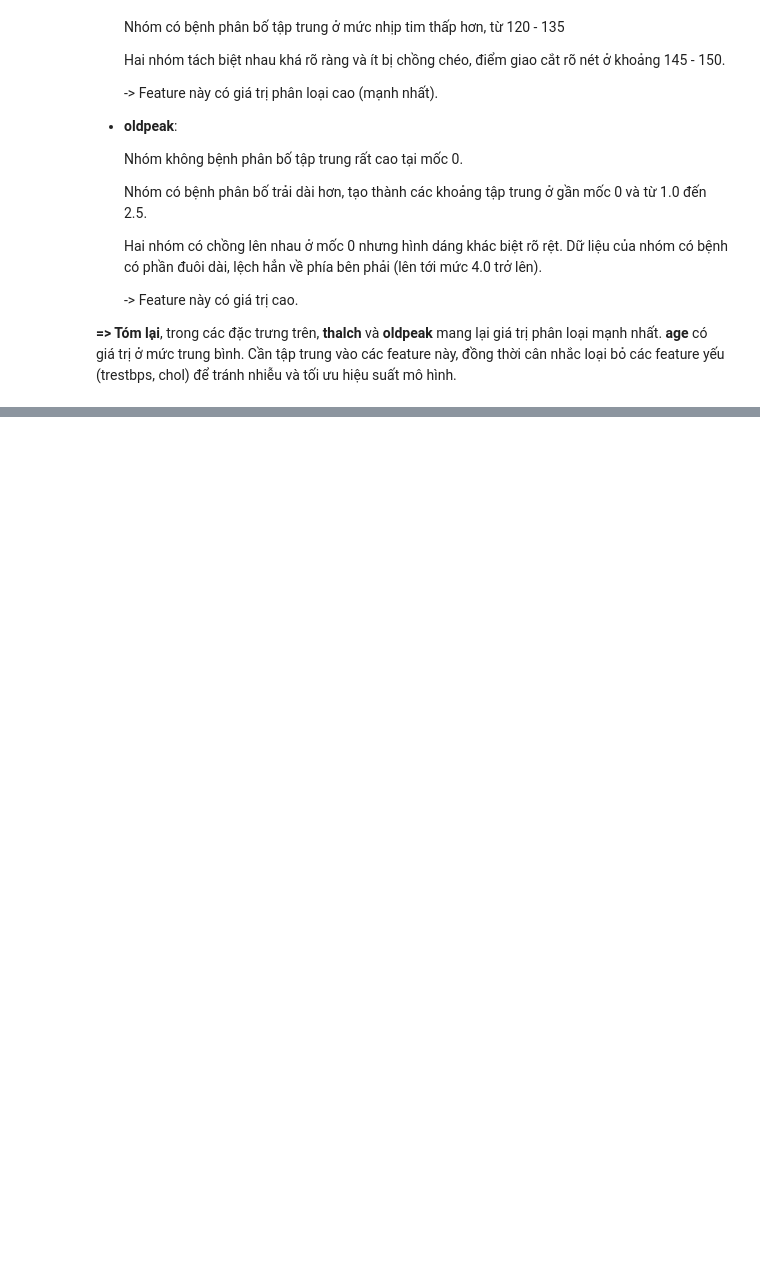
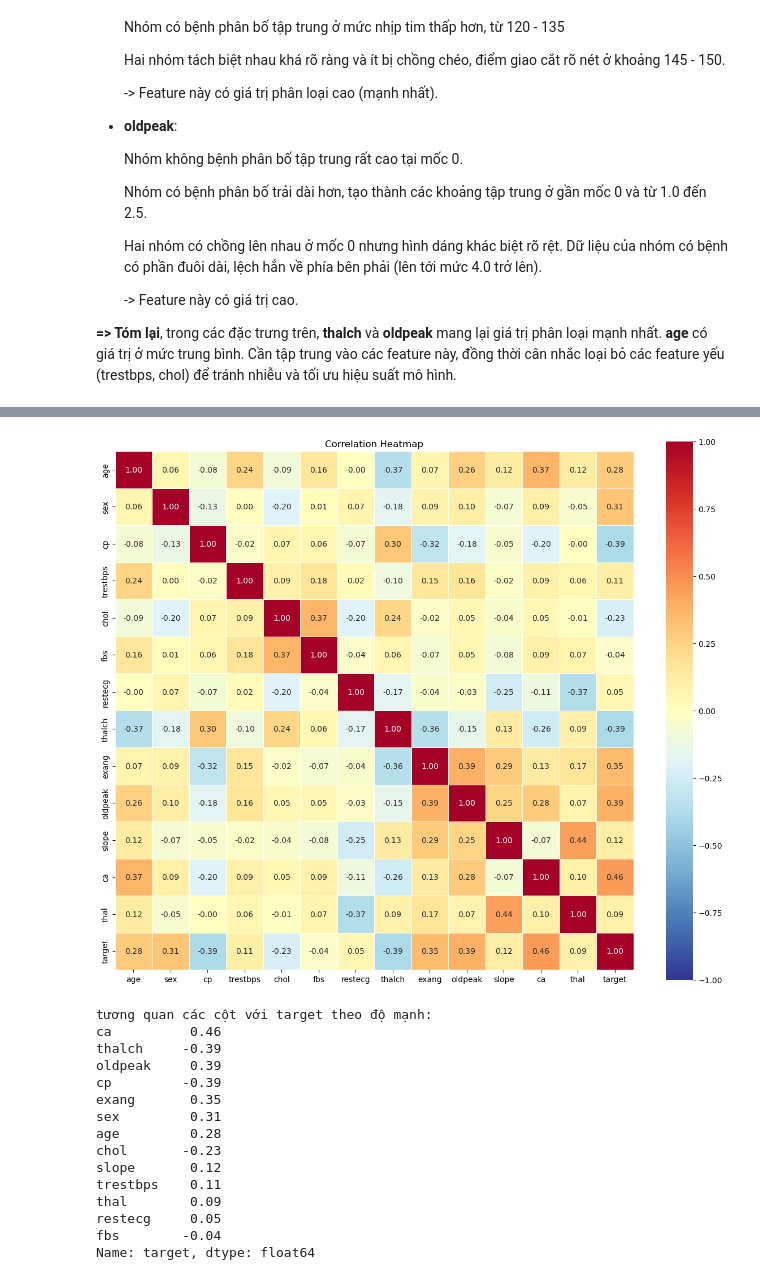
Before and after one commit to phat-05/heart-disease-classification, a Jupyter notebook: notebooks/eda.ipynb, the cells around one changed output, grey strips where cells are left out. Saved outputs shown, nothing was run; the diff lists cells and outputs as text; code cells hidden in the pictures; blank space fills up the shorter version.

Commit message:
feat: add distribution and correlation analysis (section IV, V)

```diff
--- a/notebooks/eda.ipynb
+++ b/notebooks/eda.ipynb
@@ -244,0 +276,74 @@ plot_distribution(df=df, cols=cols)
+# %%
+def encode_categorical(df, cat_cols):
+    """
+    Encode các categorical feature
+    Args:
+        df (pandas.DataFrame): tập dữ liệu đầu vào
+        cat_cols (list): danh sách các cột là categorical
+    Returns:
+        (pandas.DataFrame): tập dữ liệu dã được encode
+    """
+    #tạo bản sao của df để encode mà không làm thay đổi dữ liệu gốc
+    df_encoded = df.copy()
+
+    #dùng Categorical().codes để encode thành số tự động
+    for col in cat_cols:
+        df_encoded[col] = pd.Categorical(df_encoded[col]).codes
+
+    return df_encoded
+
+def plot_correlation(df, target='target'):
+    """
+    Vẽ biểu đồ heatmap.
+    Args:
+        df (pandas.DataFrame): tập dữ liệu đầu vào
+        target (str): tên cột target
+    """
+
+    #encode các cột categorical để tính hệ số pearson
+    cat_cols = ['sex', 'cp', 'fbs', 'restecg', 'exang', 'slope', 'thal']
+    df_encoded = encode_categorical(df, cat_cols=cat_cols)
+
+    #trong biểu đồ heatmap này các cột id, dataset không có ý nghĩa so sánh và cột num đã được chuyển thành target, nên không cần dùng các cột này
+    df_encoded = df_encoded.drop(columns=['id', 'dataset', 'num'])
+
+    #tính ma trận tương quan
+    corr_matrix = df_encoded.corr()
+
+    #vẽ heatmap
+    plt.figure(figsize=(12, 10))
+    sns.heatmap(
+        corr_matrix,
+        annot=True,
+        fmt='.2f',
+        cmap='RdYlBu_r',
+        center=0,
+        vmin=-1, vmax=1,
+        linewidths=0.5,
+        square=True
+    )
+    plt.title('Correlation Heatmap')
+    plt.tight_layout()
+    plt.show()
+
+    print('tương quan các cột với target theo độ mạnh:')
+    print(corr_matrix[target].drop(target).sort_values(key=abs,ascending=False).round(2))
+
+plot_correlation(df)
+# %% [output]
+[figure, added]
+tương quan các cột với target theo độ mạnh:
+ca          0.46
+thalch     -0.39
+oldpeak     0.39
+cp         -0.39
+exang       0.35
+sex         0.31
+age         0.28
+chol       -0.23
+slope       0.12
+trestbps    0.11
+thal        0.09
+restecg     0.05
+fbs        -0.04
+Name: target, dtype: float64
```
Also changed, not shown: parts of 4 cells of this notebook.
